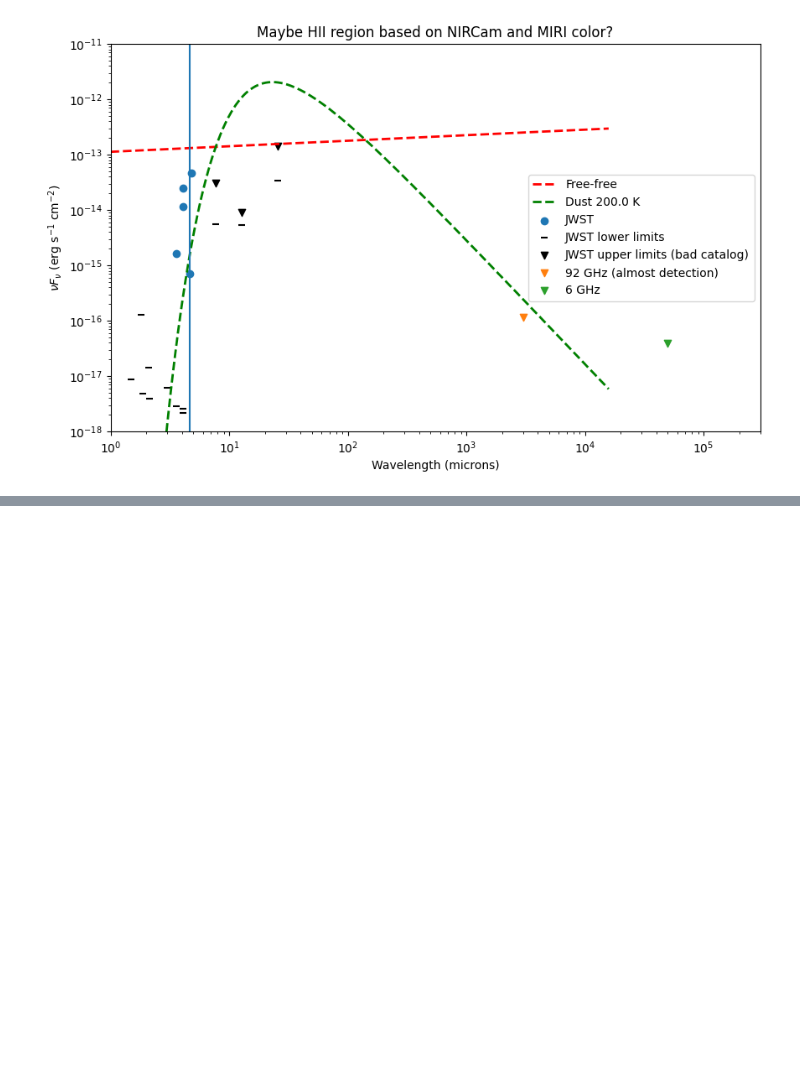
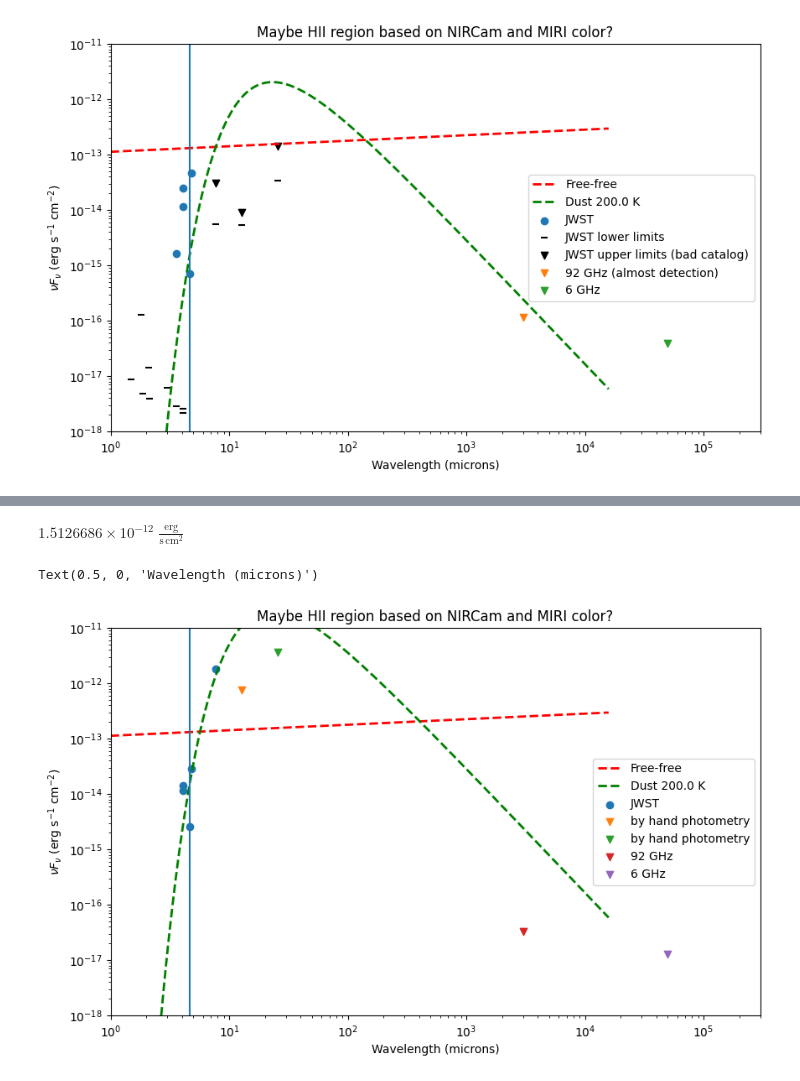
Before and after one commit to nbudaiev/jwst_sgrb2, a Jupyter notebook: sgrb2_jwst/SED_builder_catalog.ipynb, the cells around one changed output, grey strips where cells are left out. Drawn from its saved outputs; the diff is of its cells as text; code cells hidden in the pictures; blank space fills up the shorter version.

```diff
--- a/sgrb2_jwst/SED_builder_catalog.ipynb
+++ b/sgrb2_jwst/SED_builder_catalog.ipynb
@@ -565,0 +892,46 @@ Text(0.5, 0, 'Wavelength (microns)')
+# %%
+(3.885203792880e-9*u.MJy * wav_to_freq(7.7)).to(u.erg/u.s/u.cm**2)
+# %% [output]
+$1.5126686 \times 10^{-12} \; \mathrm{\frac{erg}{s\,cm^{2}}}$
+# %%
+nuFnu_92ghz = (3.569841056273e-5 * u.Jy * 92*u.GHz).to(u.erg/u.s/u.cm**2)
+nuFnu_6ghz = (2.161161298677e-4 *u.Jy * 6*u.GHz).to(u.erg/u.s/u.cm**2)
+# %%
+h = c.h  # Planck's constant (J s)
+k = c.k_B # Boltzmann constant (J/K)
+T_d = 200 * u.K      # Dust temperature in K
+beta = 1.75     # Dust emissivity index
+B_lambda = (2*h*c.c**2 / (wavelength*u.um)**5) / (np.exp(h*c.c / (wavelength*u.um* k * T_d) ) - 1)
+S_dust = B_lambda * (wavelength)**beta
+# %%
+# no bra excess
+fig = plt.figure(figsize=(10, 6))
+plt.plot(wavelength, S_ff*10**(-11.5), label=f"Free-free", color='r', lw=2, linestyle = '--')
+plt.plot(wavelength, S_dust*10**11, label=f'Dust {T_d}', color='g', lw=2, linestyle = '--')
+plt.scatter(wavelengths, nuFnu, label = 'JWST')
+
+#plt.scatter(wavelengths, jwst_lower_limits_nuFnu, marker='_', color='k', label='JWST lower limits')
+
+#plt.scatter(wavelengths, nuFnu_upper_limits, marker='v', color='k', label='JWST upper limits (bad catalog)')
+
+#plt.scatter(7.7, (3.885203792880e-9*u.MJy * wav_to_freq(7.7)).to(u.erg/u.s/u.cm**2).value, label='by hand photometry', marker = 'v')
+plt.scatter(12.8, (3.2e-9*u.MJy * wav_to_freq(12.8)).to(u.erg/u.s/u.cm**2).value, label='by hand photometry', marker = 'v')
+plt.scatter(25.5, (3.153071598018e-8 *u.MJy * wav_to_freq(25.5)).to(u.erg/u.s/u.cm**2).value, label='by hand photometry', marker = 'v')
+
+
+plt.scatter((3*u.mm).to(u.um).value, nuFnu_92ghz.value, label='92 GHz', marker = 'v')
+plt.scatter((freq_to_wav(6*u.GHz)).value, nuFnu_6ghz.value, label='6 GHz', marker = 'v')
+
+plt.axvline(4.66)
+plt.title('Maybe HII region based on NIRCam and MIRI color?')
+
+plt.legend()
+plt.xscale('log')
+plt.yscale('log')
+plt.xlim(1, 300000)
+plt.ylim(10**(-18), 10**(-11))
+plt.ylabel(r'$\nu F_\nu$ (erg s$^{-1}$ cm$^{-2}$)')
+plt.xlabel('Wavelength (microns)')
+# %% [output]
+Text(0.5, 0, 'Wavelength (microns)')
+[figure, added]
```
Also changed, not shown: parts of 29 cells of this notebook.
